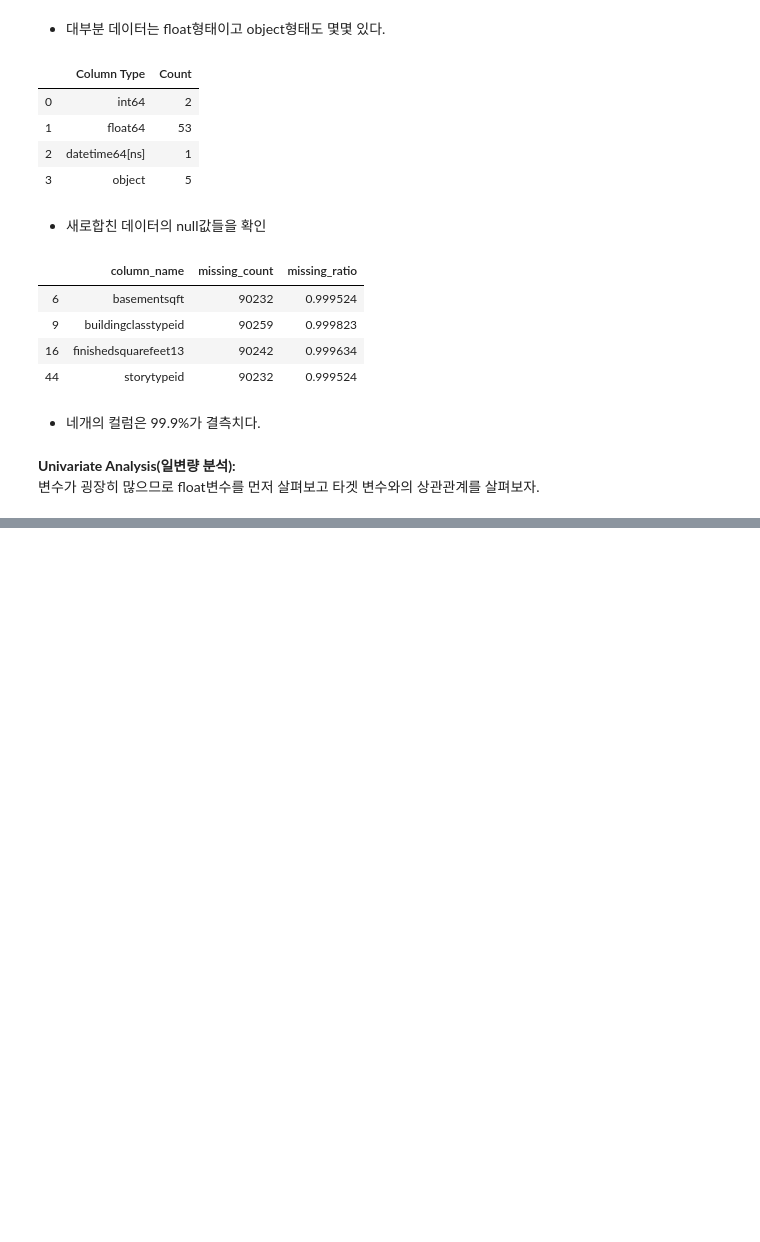
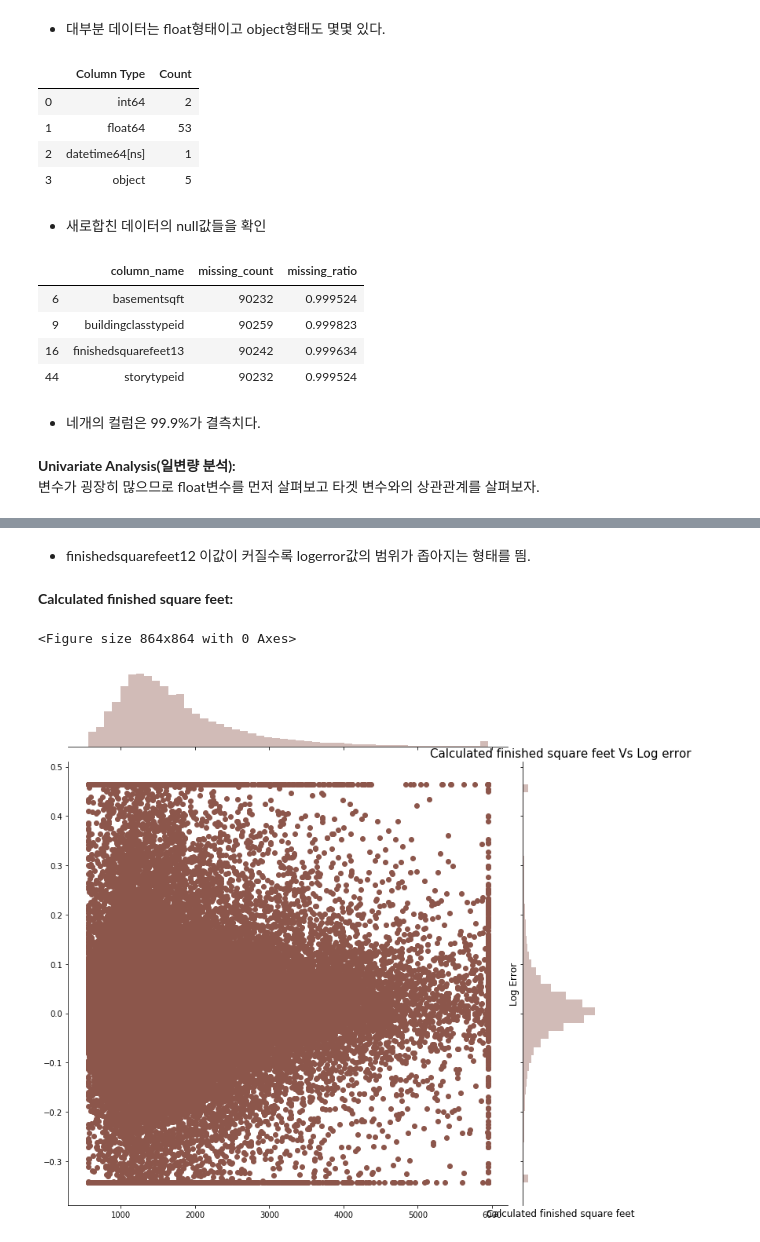
Before and after one commit to suhyun-cho/Dive-to-Kaggle, a Jupyter notebook: Zillow-prize/Zillow Prize-Simple Exploration .ipynb, the cells around one changed output, grey strips where cells are left out. Cells and saved outputs as stored; diff of their text form; code cells hidden in the pictures; blank space fills up the shorter version.

```diff
--- a/Zillow-prize/Zillow Prize-Simple Exploration .ipynb
+++ b/Zillow-prize/Zillow Prize-Simple Exploration .ipynb
@@ -318,0 +395,20 @@ plt.show()
+# %% [markdown]
+* finishedsquarefeet12 이값이 커질수록 logerror값의 범위가 좁아지는 형태를 띔.
+# %% [markdown]
+**Calculated finished square feet:**
+# %%
+col = "calculatedfinishedsquarefeet"
+ulimit = np.percentile(train_df[col].values, 99.5)
+llimit = np.percentile(train_df[col].values, 0.5)
+train_df[col].ix[train_df[col]>ulimit] = ulimit
+train_df[col].ix[train_df[col]<llimit] = llimit
+
+plt.figure(figsize=(12,12))
+sns.jointplot(x=train_df.calculatedfinishedsquarefeet.values, y=train_df.logerror.values, size=10, color=color[5])
+plt.ylabel('Log Error', fontsize=12)
+plt.xlabel('Calculated finished square feet', fontsize=12)
+plt.title("Calculated finished square feet Vs Log error", fontsize=15)
+plt.show()
+# %% [output]
+<Figure size 864x864 with 0 Axes>
+[figure, added]
```
Also changed, not shown: parts of 27 cells of this notebook.
